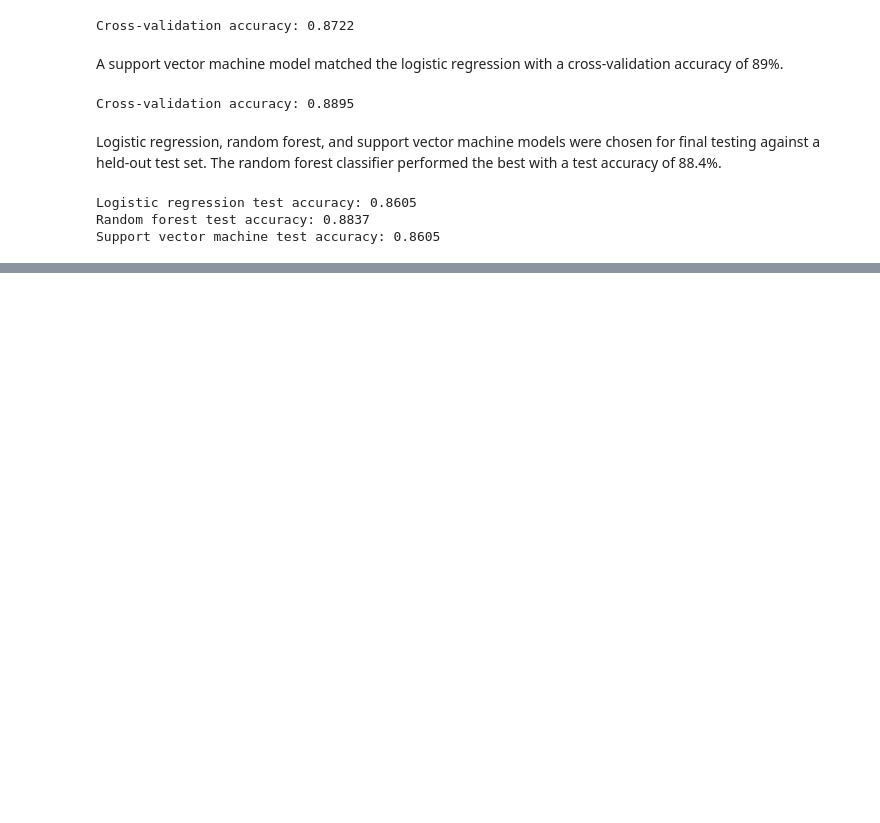
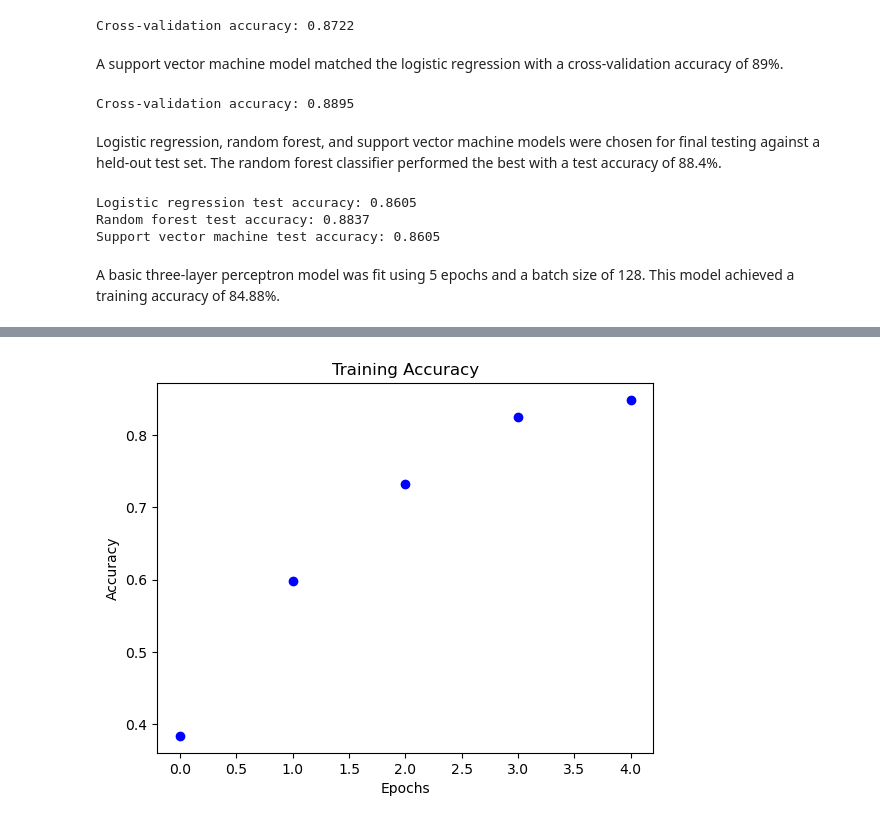
Before and after one commit to akiehl2000/PythonPractice, a Jupyter notebook: JobPlacement/jobsAnalysis.ipynb, the cells around one changed output, grey strips where cells are left out. Drawn from its saved outputs; the diff is of its cells as text; code cells hidden in the pictures; blank space fills up the shorter version.

Commit message:
Add basic MLP model

```diff
--- a/JobPlacement/jobsAnalysis.ipynb
+++ b/JobPlacement/jobsAnalysis.ipynb
@@ -612,3 +618,37 @@ print(f"Support vector machine test accuracy: {accuracy_score(y_test, svmPred).r
 Logistic regression test accuracy: 0.8605
 Random forest test accuracy: 0.8837
 Support vector machine test accuracy: 0.8605
+# %% [markdown]
+A basic three-layer perceptron model was fit using 5 epochs and a batch size of 128. This model achieved a training accuracy of 84.88%.
+# %%
+np.random.seed(462023) # set random seed
+
+# define model architecture
+model = models.Sequential([
+    Dense(72, activation = 'relu'),
+    Dense(24, activation = 'relu'),
+    Dense(2, activation = 'sigmoid')
+])
+
+# compile model
+model.compile(optimizer = 'rmsprop',
+              loss = 'binary_crossentropy',
+              metrics = ['accuracy'])
+
+enc = OneHotEncoder()
+y_trainDL = pd.DataFrame.sparse.from_spmatrix(enc.fit_transform(np.array(y_train).reshape(-1, 1)))
+
+# train model
+trained = model.fit(X_train, y_trainDL, epochs = 5, batch_size = 128)
+
+# plot training accuracy
+plt.plot(trained.history['accuracy'], 'bo')
+plt.xlabel('Epochs')
+plt.ylabel('Accuracy')
+plt.title('Training Accuracy')
+
+y_testDL = pd.DataFrame.sparse.from_spmatrix(enc.fit_transform(np.array(y_test).reshape(-1, 1)))
+
+# predict on test set
+test_loss, test_acc = model.evaluate(X_test, y_testDL, verbose = 2)
+# %% [output]
@@ -614,0 +666 @@ Support vector machine test accuracy: 0.8605
+[figure, added]
```
Also changed, not shown: parts of 3 cells of this notebook.
